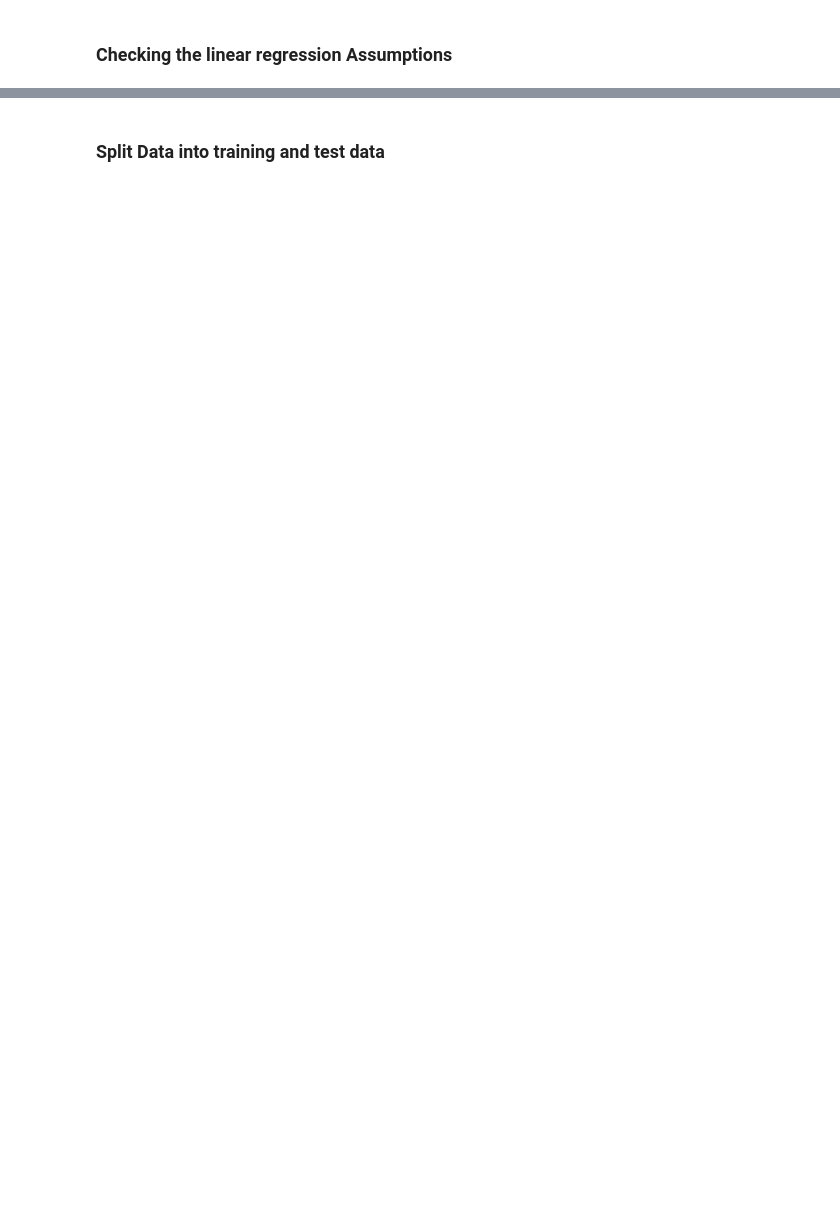
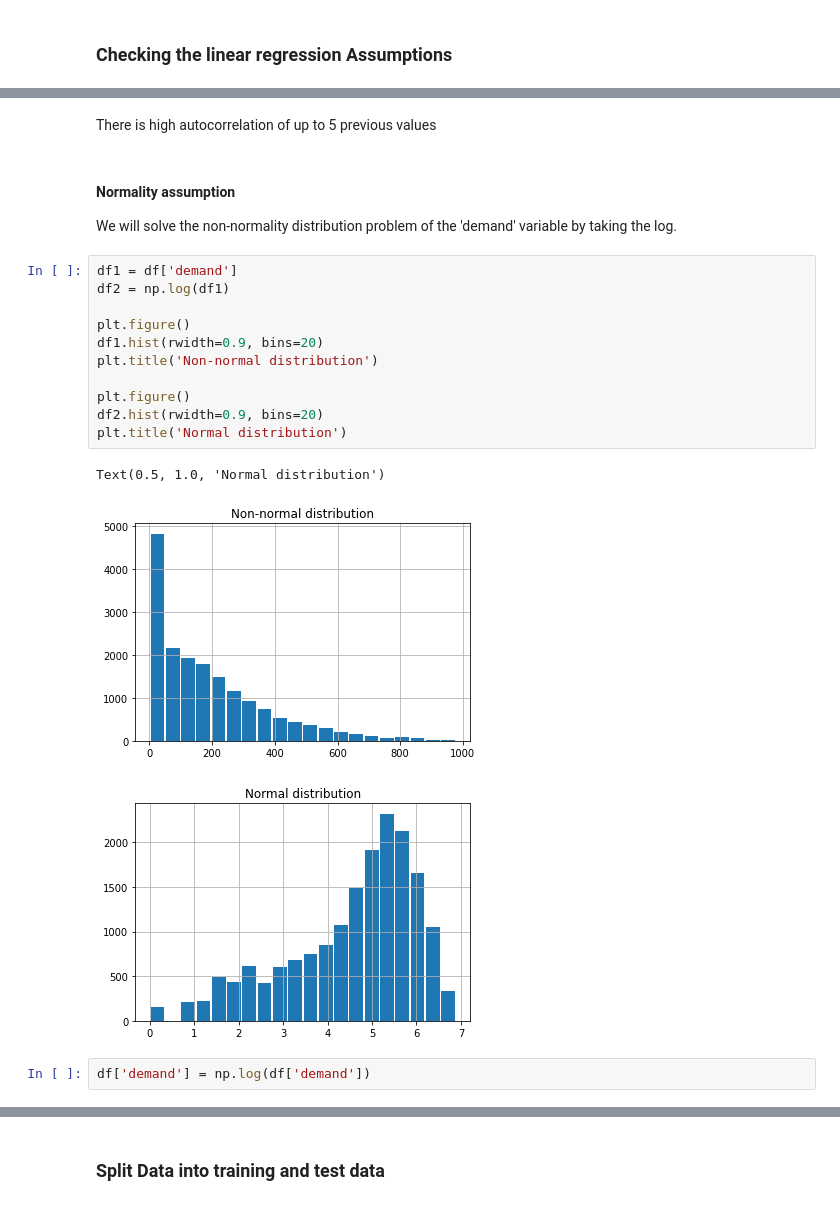
Before and after one commit to profshai/Regression, a Jupyter notebook: kaggle_bike_demand_prediction.ipynb, the cells around one changed output, grey strips where cells are left out. Saved outputs shown, nothing was run; the diff lists cells and outputs as text; blank space fills up the shorter version.

```diff
--- a/kaggle_bike_demand_prediction.ipynb
+++ b/kaggle_bike_demand_prediction.ipynb
@@ -205,0 +280,23 @@ graph('year')
+# %% [markdown]
+There is high autocorrelation of up to 5 previous values
+# %% [markdown]
+#### Normality assumption
+
+We will solve the non-normality distribution problem of the 'demand' variable by taking the log.
+# %%
+df1 = df['demand']
+df2 = np.log(df1)
+
+plt.figure()
+df1.hist(rwidth=0.9, bins=20)
+plt.title('Non-normal distribution')
+
+plt.figure()
+df2.hist(rwidth=0.9, bins=20)
+plt.title('Normal distribution')
+# %% [output]
+Text(0.5, 1.0, 'Normal distribution')
+[figure, added]
+[figure, added]
+# %%
+df['demand'] = np.log(df['demand'])
```
Also changed, not shown: parts of 30 cells of this notebook.
